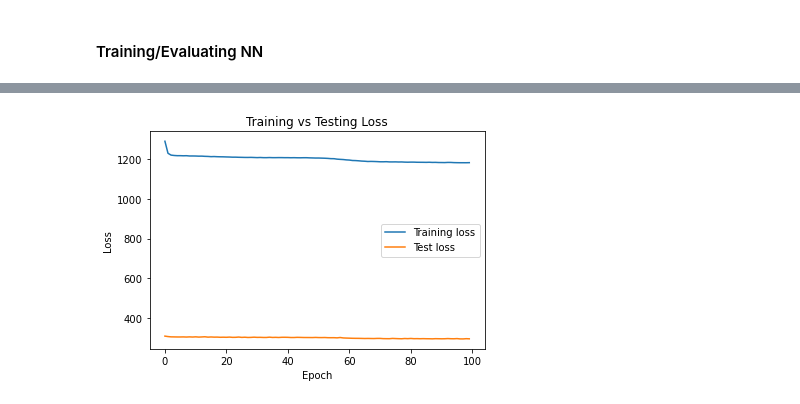
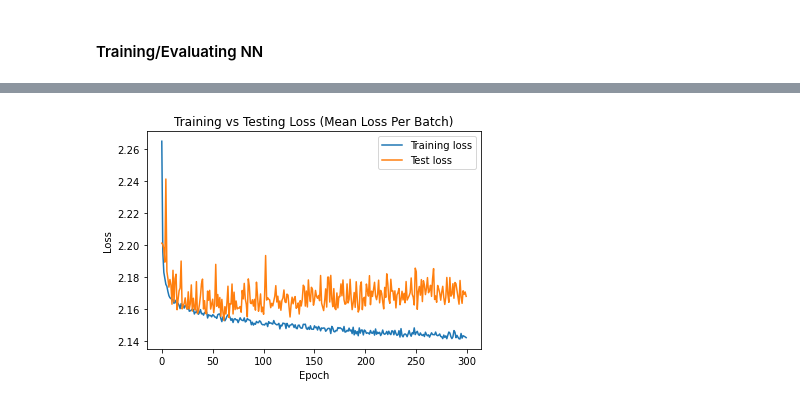
Before and after one commit to 6G-Senior-Design-FH13/matlab-fingerprinting-testing, a Jupyter notebook: PositioningWith80211azFingerprintingAndDeepLearningExample/train.ipynb, the cells around one changed output, grey strips where cells are left out. Saved outputs shown, nothing was run; the diff lists cells and outputs as text; code cells hidden in the pictures.

Commit message:
trained using euclidean loss function and added batch normalization

```diff
--- a/PositioningWith80211azFingerprintingAndDeepLearningExample/train.ipynb
+++ b/PositioningWith80211azFingerprintingAndDeepLearningExample/train.ipynb
@@ -97,21 +97,23 @@ class SimpleNN(nn.Module):
         super(SimpleNN, self).__init__()
         self.seq = nn.Sequential(
             nn.Linear(48, 20),
+            nn.BatchNorm1d(20),
             nn.ReLU(),
-            # nn.BatchNorm1d(50),
 
-            # nn.Linear(50, 20),
-            # nn.ReLU(),
-            # nn.BatchNorm1d(20),
+            nn.Linear(20, 10),
+            nn.BatchNorm1d(10),
+            nn.ReLU(),
 
-            # nn.Linear(20, 10),
-            # nn.ReLU(),
-            # nn.BatchNorm1d(10),
-
-            nn.Linear(20, 3) # x,y,z outputs
+            nn.Linear(10, 3) # x,y,z outputs
         )
     def forward(self, x):
         return self.seq(x)
+
+def EucLoss(a: torch.Tensor, b: torch.Tensor) -> torch.Tensor:
+    return torch.sum((a-b).square(), dim=1).sqrt().mean()
+
+def EucLossSquared(a: torch.Tensor, b: torch.Tensor) -> torch.Tensor:
+    return torch.sum((a-b).square(), dim=1).mean()
 # %%
 device = torch.device('cuda' if torch.cuda.is_available() else 'cpu')
 model = SimpleNN().to(device)
@@ -126,14 +132,17 @@ SimpleNN(
   )
 )
 # %%
-# crit = nn.MSELoss()
-crit = nn.L1Loss()
+crit = EucLoss
+# crit = nn.L1Loss()
 optimizer = torch.optim.SGD(model.parameters(), lr=0.01, momentum=0.9)
 # %% [markdown]
 #### Training/Evaluating NN
 # %%
-num_epochs = 100
+num_epochs = 300
 loss_tracker = np.zeros((num_epochs, 2))
+
+num_train_batches = len(train_loader)
+num_test_batches = len(test_loader)
 
 for epoch in range(num_epochs):
     train_loss = 0
@@ -150,6 +159,7 @@ for epoch in range(num_epochs):
         loss.backward()
         optimizer.step()
         train_loss += loss.item()
+    train_loss /= num_train_batches
     loss_tracker[epoch, 0] = train_loss
 
 
@@ -161,6 +171,7 @@ for epoch in range(num_epochs):
             output = model(ft)
             loss = crit(output, lbl)
             test_loss += loss.item()
+    test_loss /= num_test_batches
     loss_tracker[epoch, 1] = test_loss
 
     print('Epoch {} | Training loss = {} | Test loss = {}'.format(epoch, train_loss, test_loss))
@@ -185,13 +196,16 @@ Epoch 99 | Training loss = 1182.6673974394798 | Test loss = 294.20443695783615
 # %%
+img_dir = Path('./loss_plots')
+img_dir.mkdir(parents=True, exist_ok=True)
+
 plt.figure()
 plt.plot(loss_tracker)
-plt.title('Training vs Testing Loss')
+plt.title('Training vs Testing Loss (Mean Loss Per Batch)')
 plt.legend(['Training loss', 'Test loss'])
 plt.xlabel('Epoch')
 plt.ylabel('Loss')
-plt.show()
+plt.savefig(img_dir / 'eucloss_batchnorm.png')
 # %% [output]
-[figure, old version]
+[figure, new version]
 # %%
 # save model
 model_dir = Path('./models')
```
Also changed, not shown: parts of 3 cells of this notebook, 4 other files.
